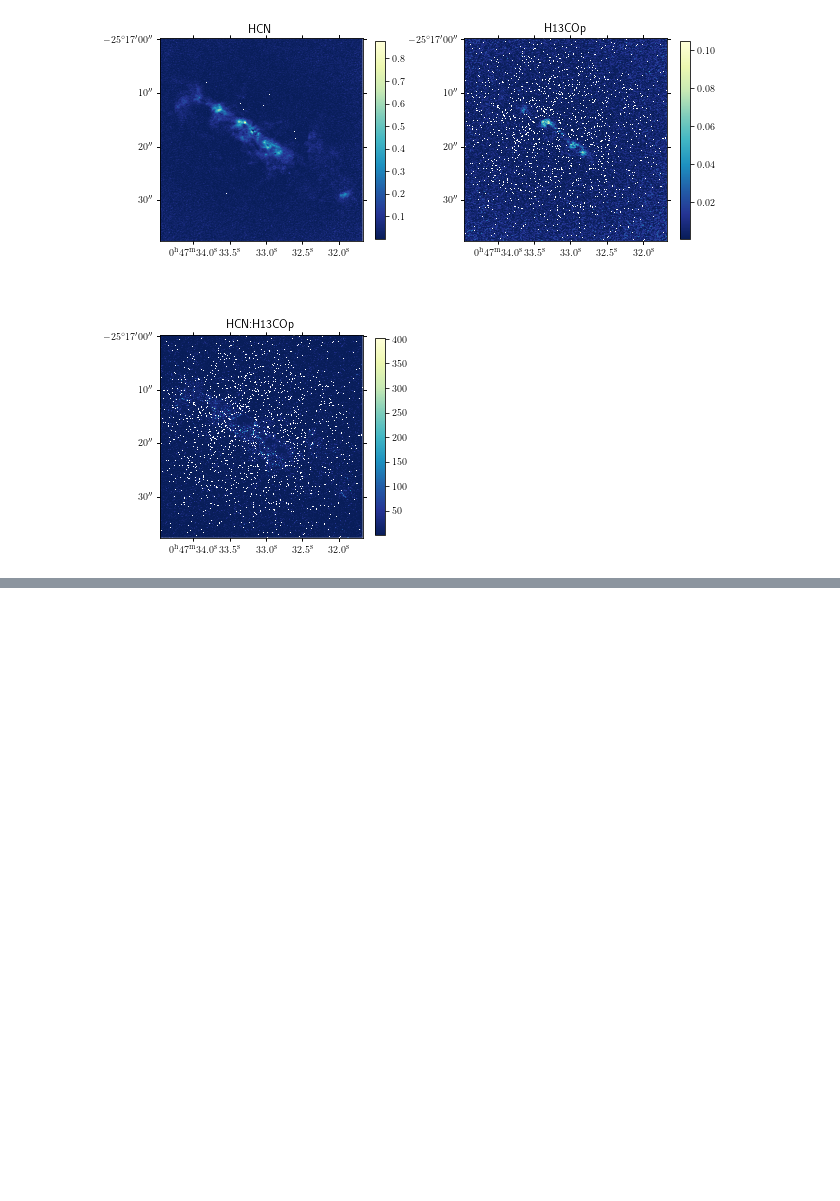
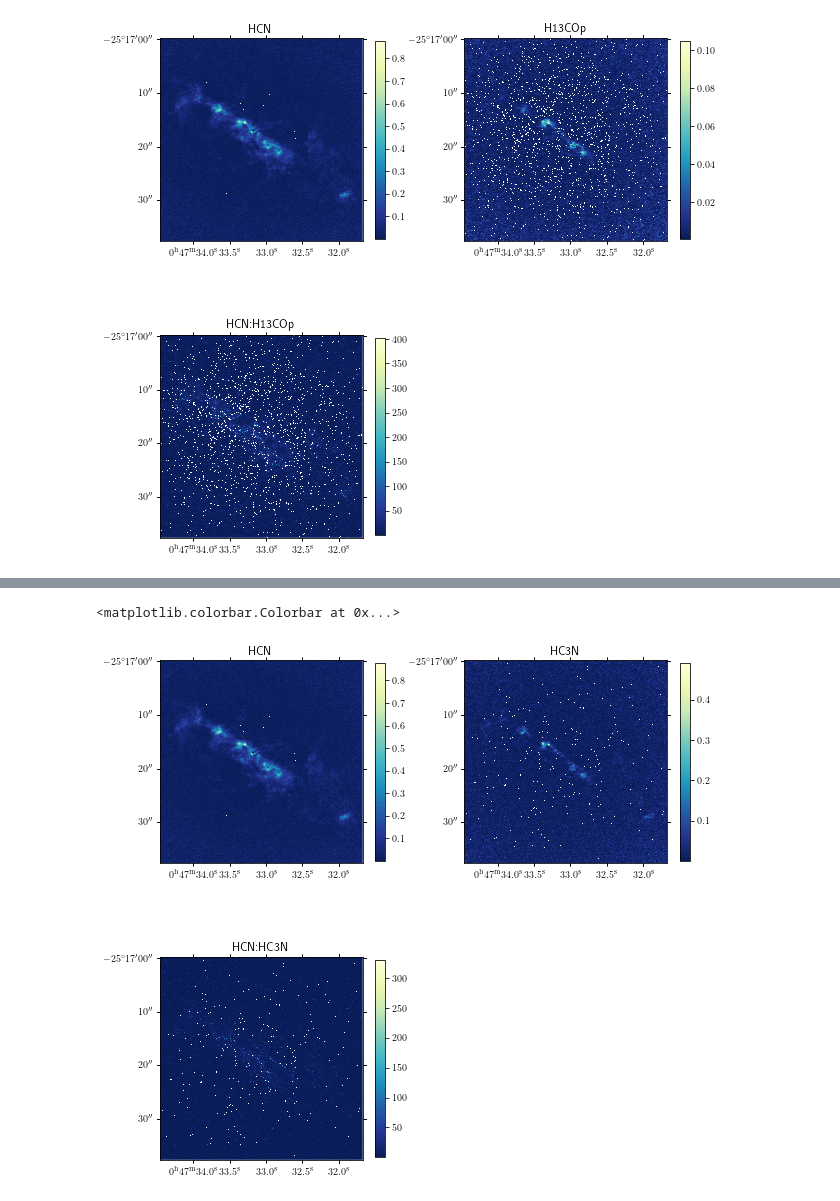
Before and after one commit to annadavidson/Summer-2020-Research, a Jupyter notebook: Noise Test for Ratio Maps.ipynb, the cells around one changed output, grey strips where cells are left out. Cells and saved outputs as stored; diff of their text form; code cells hidden in the pictures; blank space fills up the shorter version.

```diff
--- a/Noise Test for Ratio Maps.ipynb
+++ b/Noise Test for Ratio Maps.ipynb
@@ -343,0 +344,35 @@ fig.colorbar(im6, ax=ax6, shrink=0.8)
+# %%
+#HC3N
+fig = pylab.figure(3, figsize=(10,10))
+
+path = 'HCN_mask.integrated.fits'
+HCN = fits.getdata(path)
+HCN_header = fits.getheader(path)
+w = WCS(HCN_header)
+
+path = 'HC3N_mask.integrated.fits'
+HC3N = fits.getdata(path)
+HC3N_header = fits.getheader(path)
+
+HCN_HC3N = HCN / HC3N
+
+#HCN = image
+ax1 = pylab.subplot(2,2,1,projection=w)
+ax1.set_title('HCN')
+im1 = pylab.imshow(HCN,cmap='YlGnBu_r')
+fig.colorbar(im1, ax=ax1, shrink=0.8)
+
+#HC3N
+ax5 = pylab.subplot(2,2,2,projection=w)
+ax5.set_title('HC3N')
+im5 = pylab.imshow(HC3N, cmap='YlGnBu_r')
+fig.colorbar(im5, ax=ax5, shrink=0.8)
+
+#HCN_HC3N
+ax6 = pylab.subplot(2,2,3,projection=w)
+ax6.set_title('HCN:HC3N')
+im6 = pylab.imshow(HCN_HC3N, cmap='YlGnBu_r')
+fig.colorbar(im6, ax=ax6, shrink=0.8)
+# %% [output]
+<matplotlib.colorbar.Colorbar at 0x...>
+[figure, added]
```
Also changed, not shown: parts of 8 cells of this notebook.
